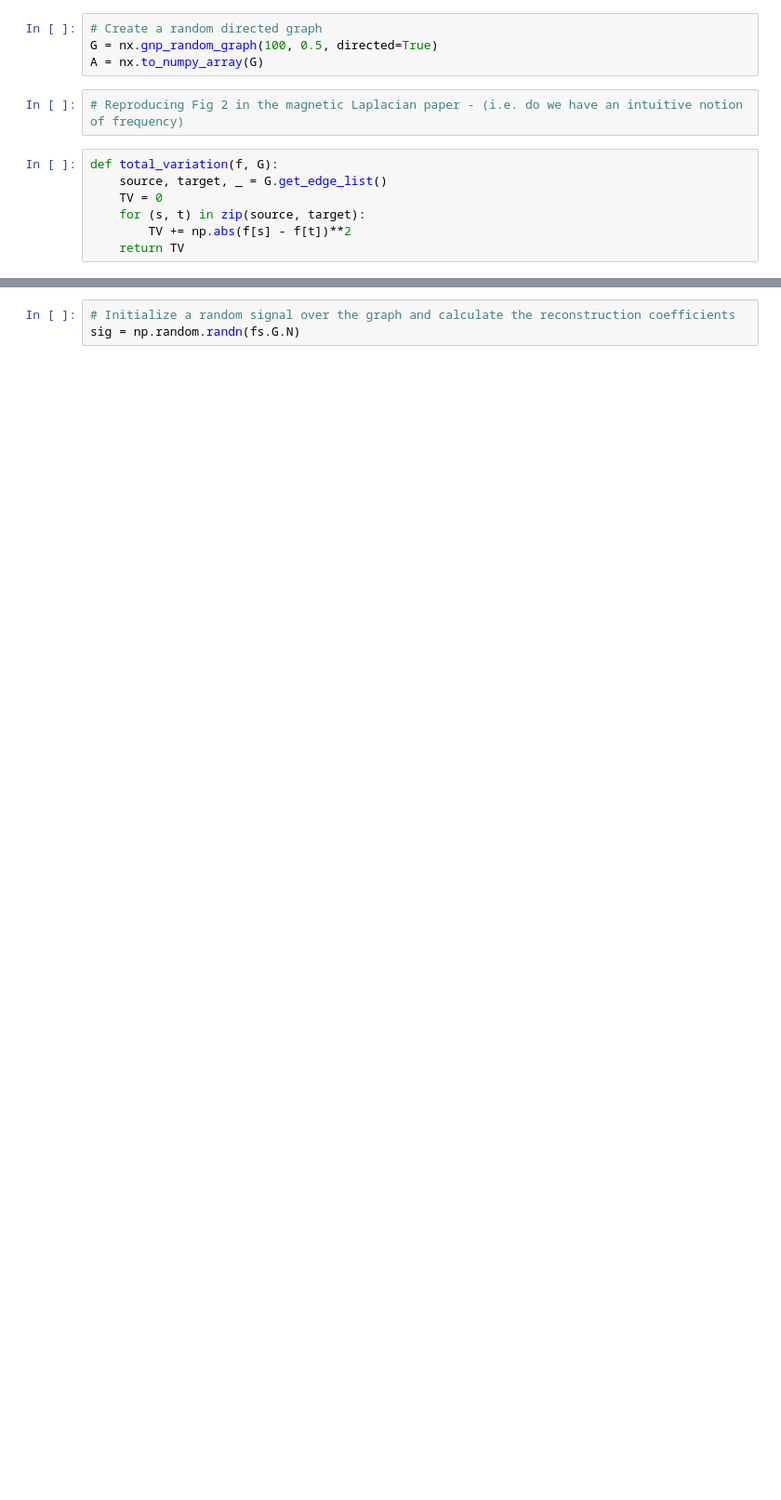
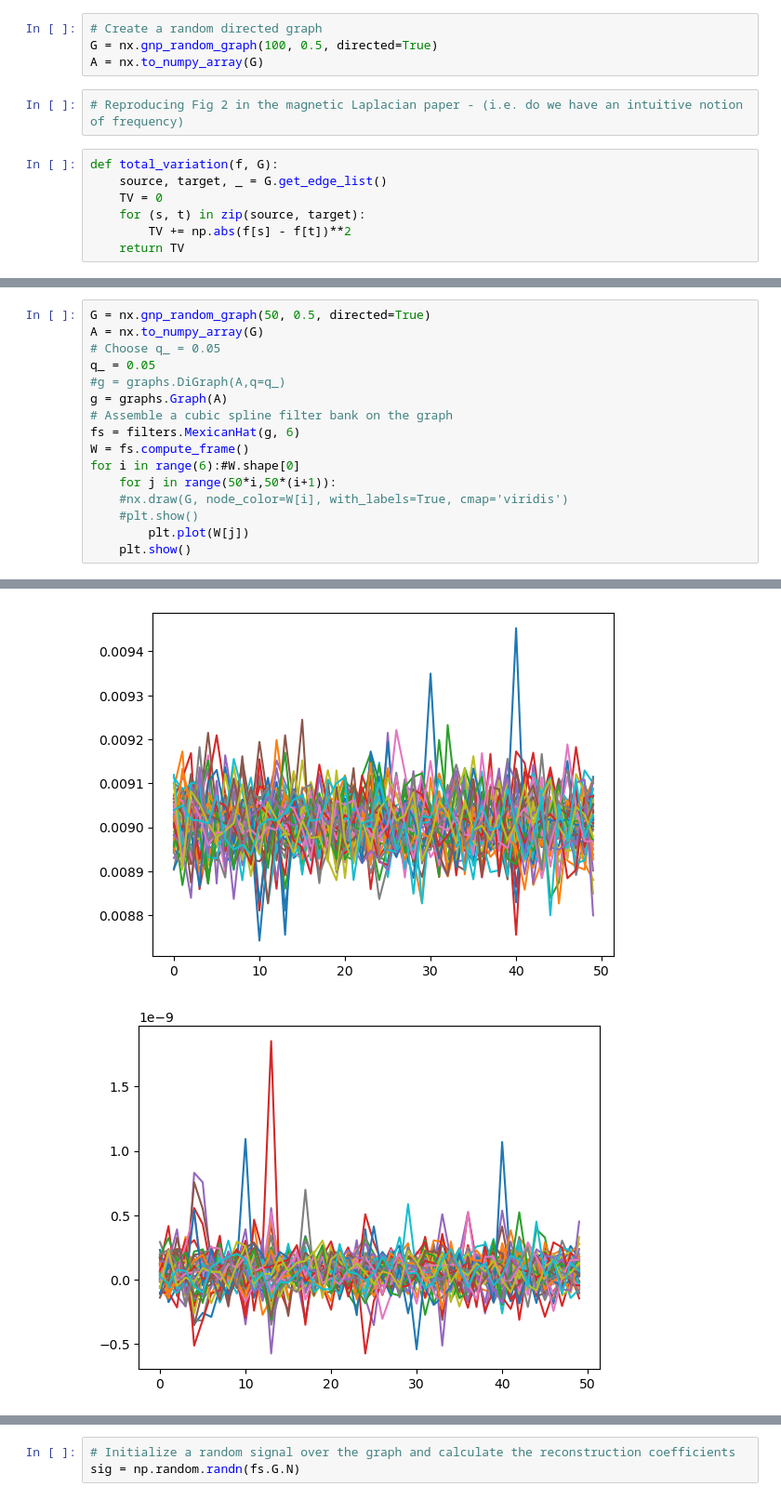
Before and after one commit to akumar01/pygsp, a Jupyter notebook: test_digraph_wv.ipynb, the cells around one changed output, grey strips where cells are left out. Shown at 93% size. Saved outputs shown, nothing was run; the diff lists cells and outputs as text; blank space fills up the shorter version.

```diff
--- a/test_digraph_wv.ipynb
+++ b/test_digraph_wv.ipynb
@@ -84,0 +62,17 @@ fs = filters.Abspline(g, 6)
+# %%
+G = nx.gnp_random_graph(50, 0.5, directed=True)
+A = nx.to_numpy_array(G)
+# Choose q_ = 0.05
+q_ = 0.05
+#g = graphs.DiGraph(A,q=q_)
+g = graphs.Graph(A)
+# Assemble a cubic spline filter bank on the graph
+fs = filters.MexicanHat(g, 6)
+W = fs.compute_frame()
+for i in range(6):#W.shape[0]
+    for j in range(50*i,50*(i+1)):
+    #nx.draw(G, node_color=W[i], with_labels=True, cmap='viridis')
+    #plt.show()
+        plt.plot(W[j])
+    plt.show()
+# %% [output]
@@ -84,0 +81,2 @@ fs = filters.Abspline(g, 6)
+[figure, added]
+[figure, added]
```
Also changed, not shown: parts of 39 cells of this notebook.
